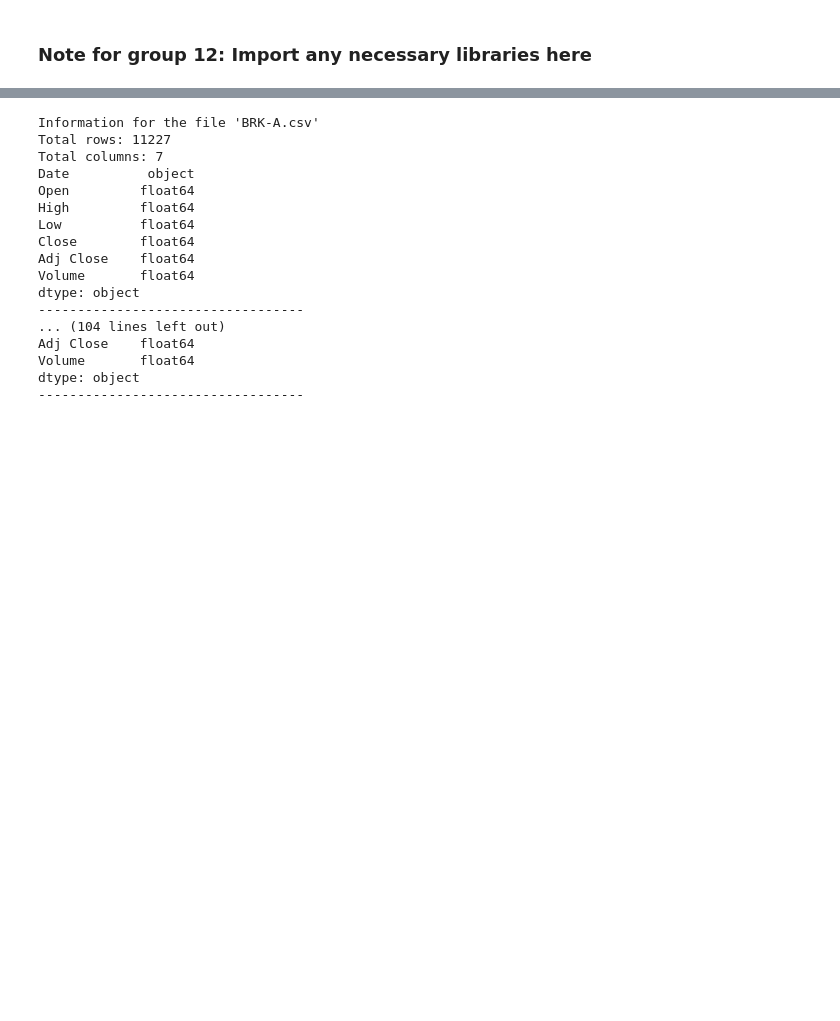
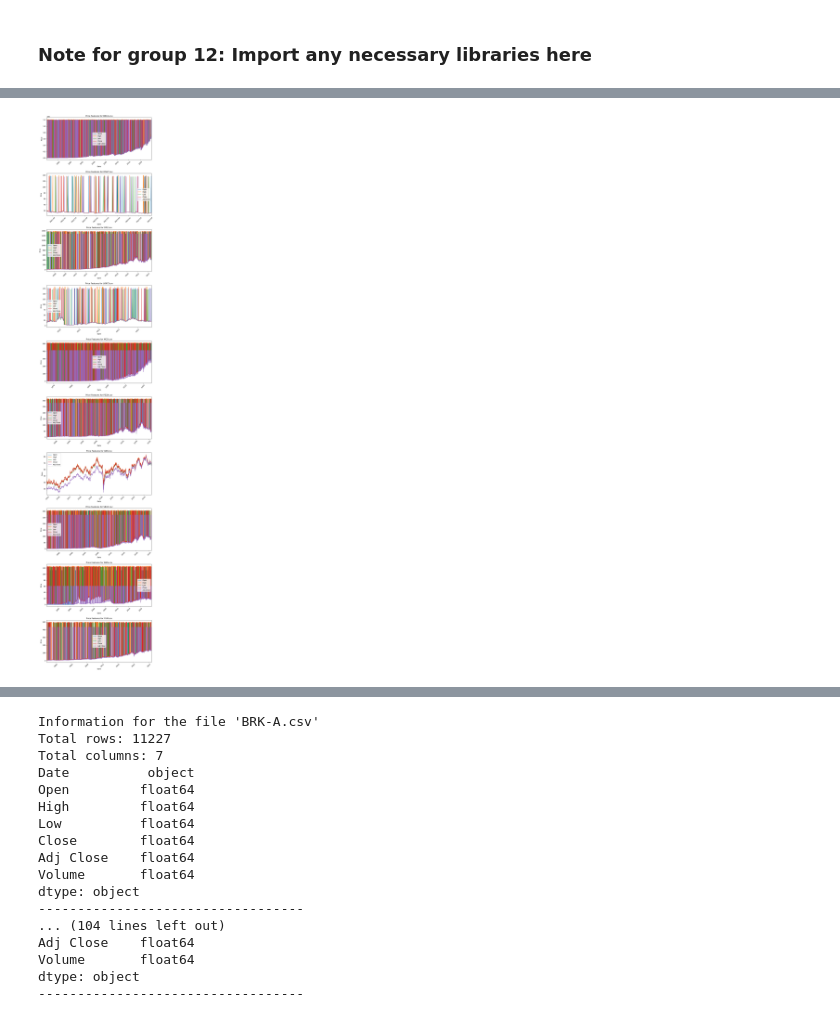
Before and after one commit to Ricksuarez29/Final_Project_PDS_G12, a Jupyter notebook: Final_project_Group_12.ipynb, the cells around one changed output, grey strips where cells are left out. Saved outputs shown, nothing was run; the diff lists cells and outputs as text; code cells hidden in the pictures; blank space fills up the shorter version.

```diff
--- a/Final_project_Group_12.ipynb
+++ b/Final_project_Group_12.ipynb
@@ -20,0 +27,14 @@ datasets
+# %%
+# We list the file names
+file_names = ["BRK-A.csv", "DNUT.csv", "DPZ.csv", "LKNCY.csv", "MCD.csv",
+              "PZZA.csv", "QSR.csv", "SBUX.csv", "WEN.csv", "YUM.csv"]
+
+directory = r"Datasets"
+
+for file_name in file_names:
+    file_path = os.path.join(directory, file_name)
+    df = pd.read_csv(file_path)
+
+    print(f"Checking {file_name} for missing values:")
+    missing_values = df.isnull().sum()
+    print(missing_values)
@@ -20,0 +106,5 @@ datasets
+# %%
+# Finally we check the missing values in each dataframe in the dictionary
+for file_name, df in dataframes.items():
+    missing_values_count = df.isnull().sum().sum()
+    print(f"Number of missing values in {file_name} after imputations: {missing_values_count}")
@@ -20,0 +122,30 @@ datasets
+# %%
+# Define the variables to be plotted (excluding Volume)
+variables = ["Open", "High", "Low", "Close", "Adj Close"]
+
+def plot_all_datasets_vertically(dataframes, variables):
+    # Set up the plot
+    fig, axs = plt.subplots(len(dataframes), 1, figsize=(10, 5 * len(dataframes)), sharex=False)
+
+    # Ensure to use consistent colors for each feature across all plots
+    colors = plt.get_cmap('tab10')
+
+    # Iterate through each dataframe and plot the price features
+    for idx, (file_name, df) in enumerate(dataframes.items()):
+        ax = axs[idx]
+        for i, var in enumerate(variables):
+            ax.plot(df['Date'], df[var], label=var, color=colors(i))
+        ax.set_title(f'Price Features for {file_name}')
+        ax.set_xlabel('Date')
+        ax.set_ylabel('Price')
+        ax.legend()
+        ax.tick_params(axis='x', rotation=45)
+        ax.set_xlim([df['Date'].min(), df['Date'].max()])
+
+    plt.tight_layout(rect=[0, 0, 1, 0.95])
+    plt.show()
+
+# Example usage
+plot_all_datasets_vertically(dataframes, variables)
+# %% [output]
+[figure, added]
```
Also changed, not shown: parts of 13 cells of this notebook.
